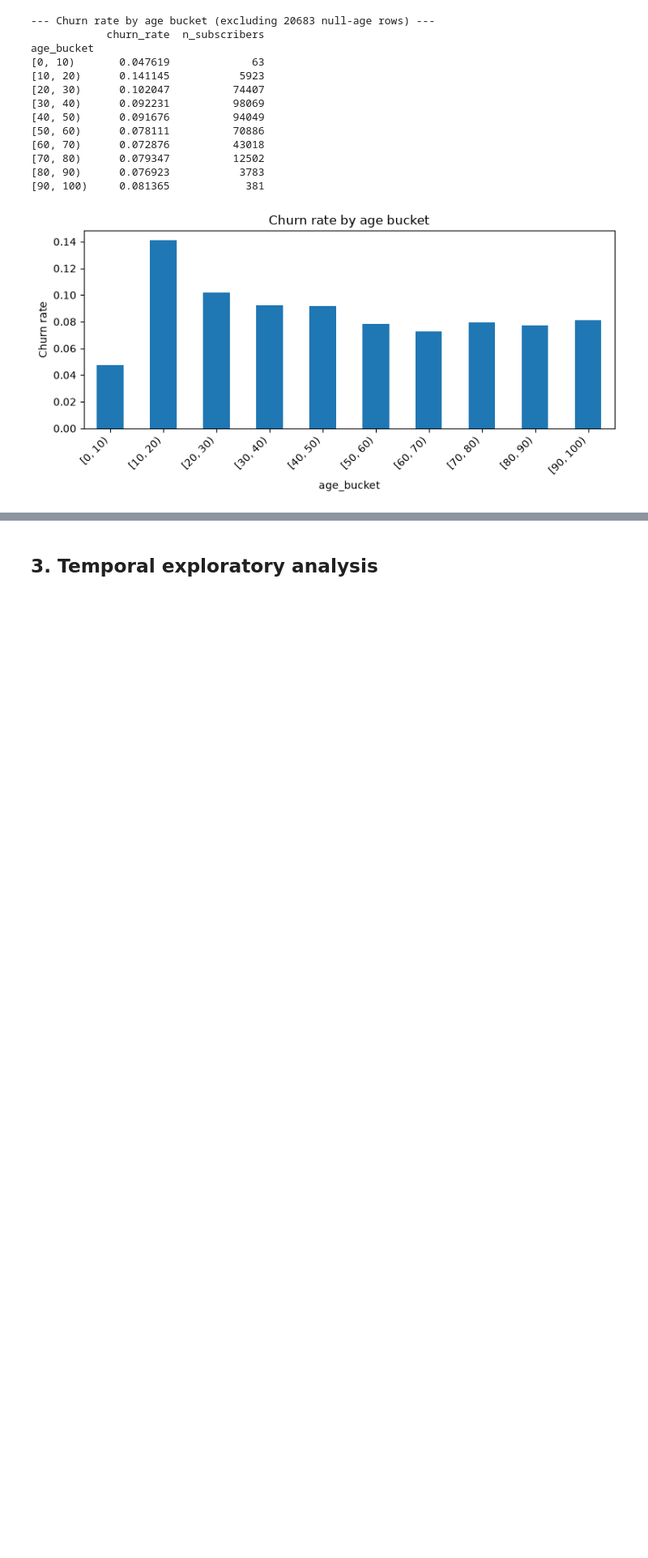
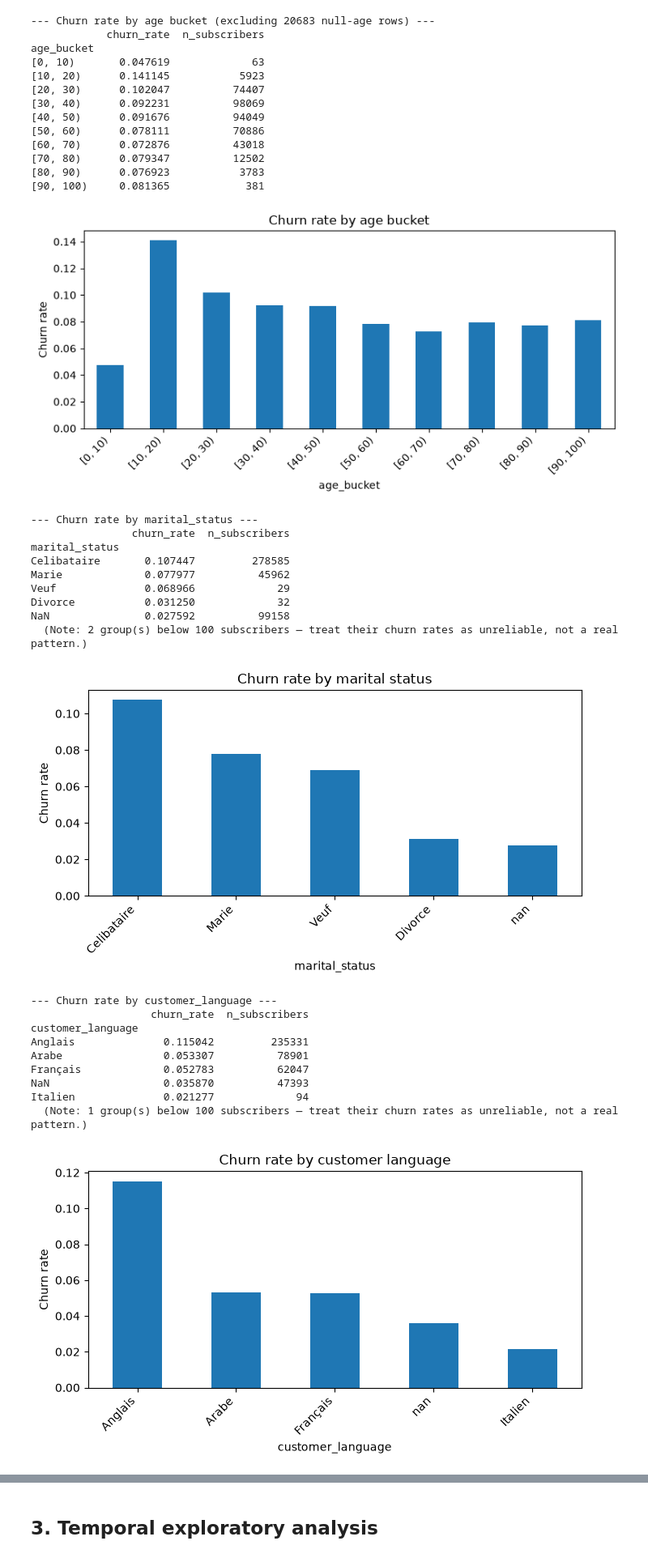
Before and after one commit to taghoutii/churn-prediction, a Jupyter notebook: notebooks/01_eda.ipynb, the cells around one changed output, grey strips where cells are left out. Shown at 81% size. Saved outputs shown, nothing was run; the diff lists cells and outputs as text; code cells hidden in the pictures; blank space fills up the shorter version.

```diff
--- a/notebooks/01_eda.ipynb
+++ b/notebooks/01_eda.ipynb
@@ -139,6 +200,49 @@ age_bucket
 [80, 90)      0.076923           3783
 [90, 100)     0.081365            381
 [figure]
+# %%
+from churn.eda.target_analysis import churn_rate_by_demographic
+
+marital = churn_rate_by_demographic(subscriber_static, "marital_status")
+fig = plt.figure(figsize=(7, 4))
+marital["churn_rate"].plot(kind="bar")
+plt.ylabel("Churn rate")
+plt.title("Churn rate by marital status")
+plt.xticks(rotation=45, ha="right")
+plt.tight_layout()
+save_fig(fig, "02_churn_rate_by_marital_status")
+plt.show()
+
+language = churn_rate_by_demographic(subscriber_static, "customer_language")
+fig = plt.figure(figsize=(7, 4))
+language["churn_rate"].plot(kind="bar")
+plt.ylabel("Churn rate")
+plt.title("Churn rate by customer language")
+plt.xticks(rotation=45, ha="right")
+plt.tight_layout()
+save_fig(fig, "02_churn_rate_by_customer_language")
+plt.show()
+# %% [output]
+--- Churn rate by marital_status ---
+                churn_rate  n_subscribers
+marital_status
+Celibataire       0.107447         278585
+Marie             0.077977          45962
+Veuf              0.068966             29
+Divorce           0.031250             32
+NaN               0.027592          99158
+  (Note: 2 group(s) below 100 subscribers — treat their churn rates as unreliable, not a real pattern.)
+[figure, added]
+--- Churn rate by customer_language ---
+                   churn_rate  n_subscribers
+customer_language
+Anglais              0.115042         235331
+Arabe                0.053307          78901
+Français             0.052783          62047
+NaN                  0.035870          47393
+Italien              0.021277             94
+  (Note: 1 group(s) below 100 subscribers — treat their churn rates as unreliable, not a real pattern.)
+[figure, added]
 # %% [markdown]
 **Observations — Target analysis**
 
```
Also changed, not shown: parts of 15 cells of this notebook, 10 other files.
